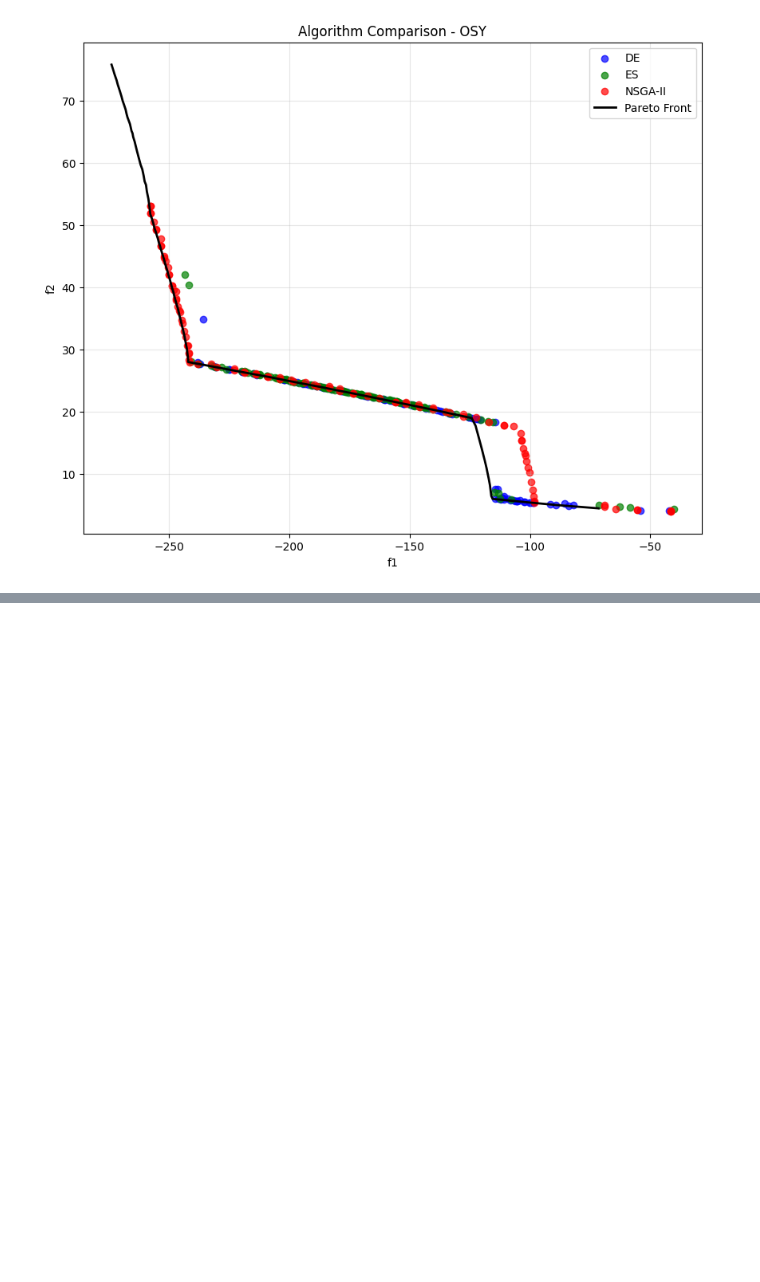
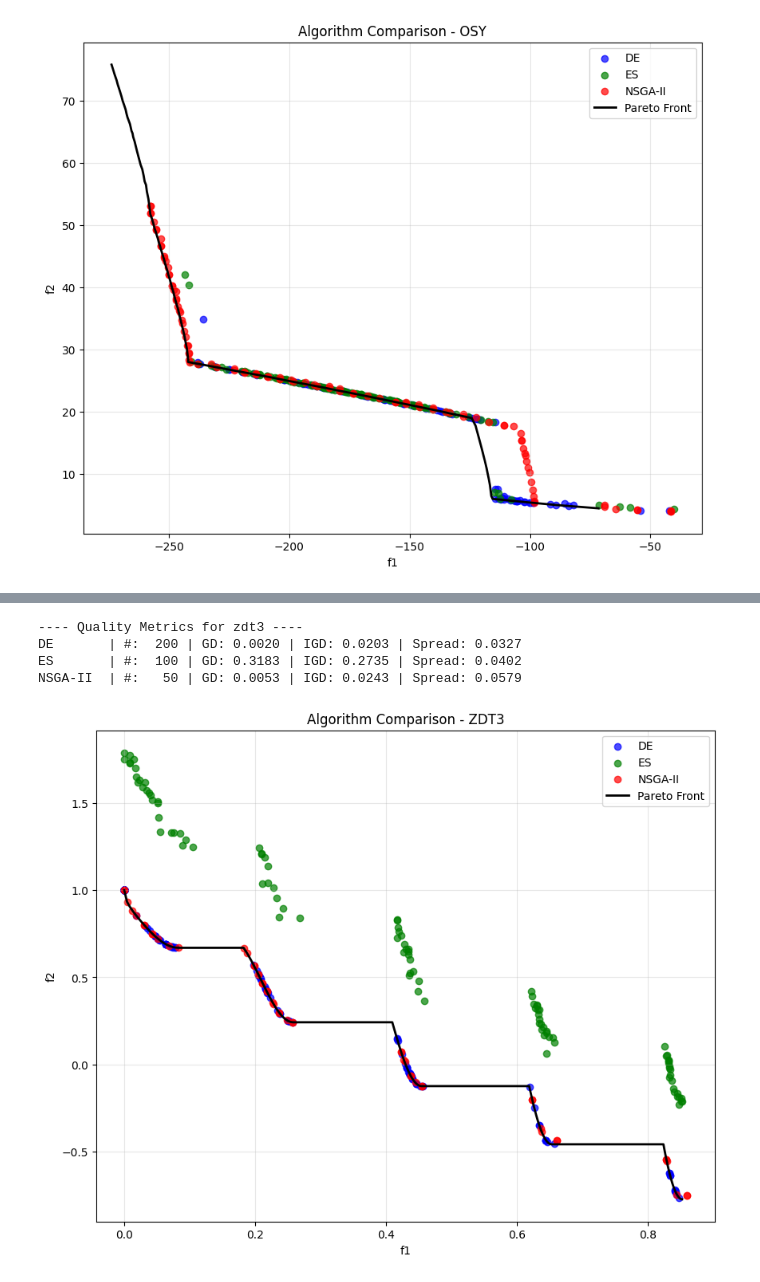
Before and after one commit to davidzemancz/evoptimizer, a Jupyter notebook: experiments.ipynb, the cells around one changed output, grey strips where cells are left out. Drawn from its saved outputs; the diff is of its cells as text; code cells hidden in the pictures; blank space fills up the shorter version.

```diff
--- a/experiments.ipynb
+++ b/experiments.ipynb
@@ -90,0 +137,15 @@ plot_pareto_front(problem, problem_name, de_fit, es_fit, nsga2_fit)
+# %%
+problem_name = 'zdt3'
+problem = get_problem(problem_name)
+de_pop, de_fit = differential_evolution_feasible(problem, pop_size=200, generations=1000, F=0.5)
+es_pop, es_fit = evolutionary_strategies_feasible(problem, pop_size=100, generations=1000, sigma_range_fac=0.02, center_bias=0.05)
+nsga2_pop, nsga2_fit = nsga2_feasible(problem, pop_size=50, generations=200)
+
+print_quality_metrics(problem, problem_name, de_fit, es_fit, nsga2_fit)
+plot_pareto_front(problem, problem_name, de_fit, es_fit, nsga2_fit)
+# %% [output]
+---- Quality Metrics for zdt3 ----
+DE       | #:  200 | GD: 0.0020 | IGD: 0.0203 | Spread: 0.0327
+ES       | #:  100 | GD: 0.3183 | IGD: 0.2735 | Spread: 0.0402
+NSGA-II  | #:   50 | GD: 0.0053 | IGD: 0.0243 | Spread: 0.0579
+[figure, added]
```
Also changed, not shown: parts of 7 cells of this notebook, 2 other files.
